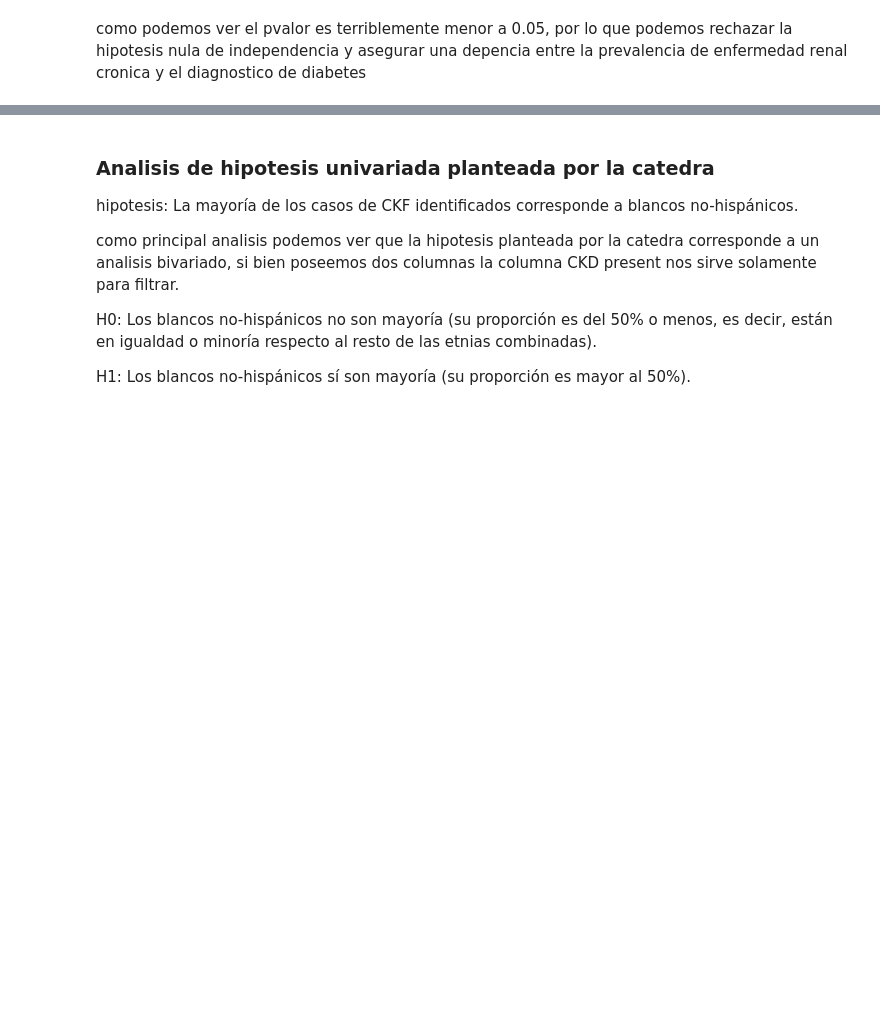
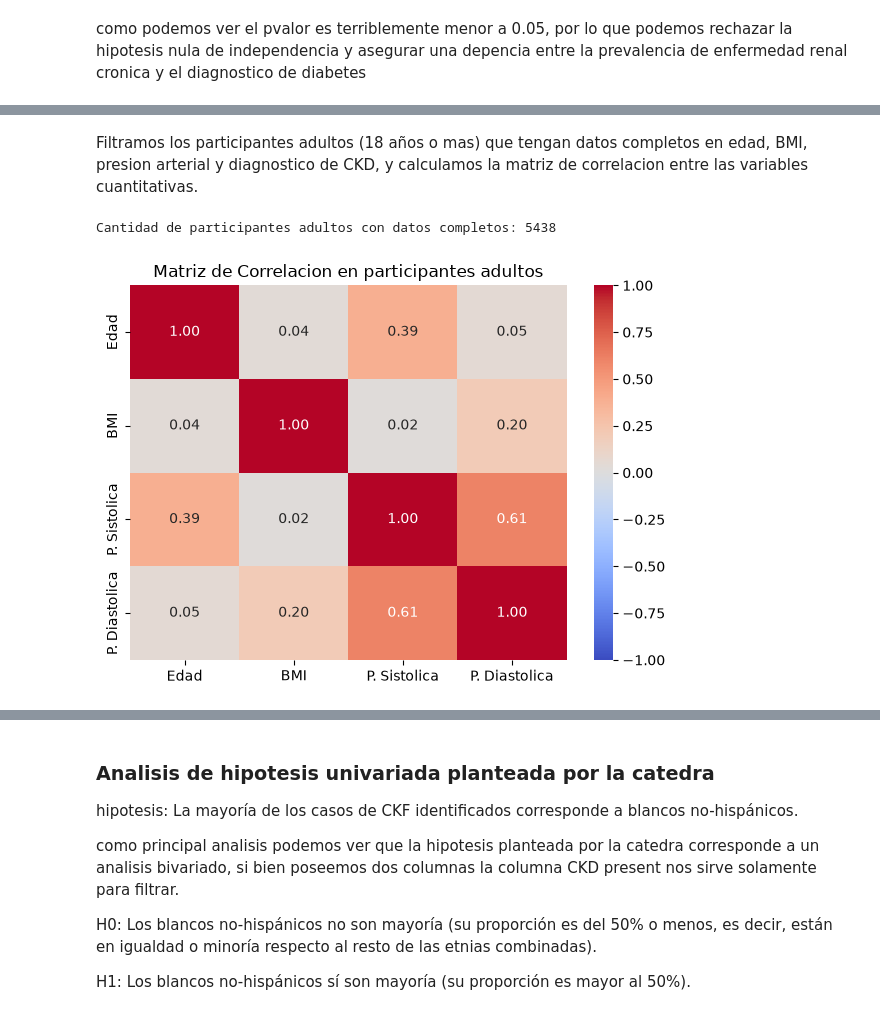
Before and after one commit to tomasgenco/TPE_C_DATOS, a Jupyter notebook: tpe_enfermedad_renal.ipynb, the cells around one changed output, grey strips where cells are left out. Cells and saved outputs as stored; diff of their text form; code cells hidden in the pictures; blank space fills up the shorter version.

```diff
--- a/tpe_enfermedad_renal.ipynb
+++ b/tpe_enfermedad_renal.ipynb
@@ -592,0 +603,30 @@ como podemos ver el pvalor es terriblemente menor a 0.05, por lo que podemos rec
+# %% [markdown]
+Filtramos los participantes adultos (18 años o mas) que tengan datos completos en edad, BMI, presion arterial y diagnostico de CKD, y calculamos la matriz de correlacion entre las variables cuantitativas.
+# %%
+from sklearn.preprocessing import StandardScaler
+from sklearn.decomposition import PCA
+from sklearn.cluster import KMeans
+from sklearn.metrics import silhouette_score
+
+# filtramos participantes adultos (age >= 18) sin nulos en las variables de interes
+vars_iniciales = ["age", "bmi", "bp_systolic", "bp_diastolic"]
+df_adultos = df_limpio[df_limpio["age"] >= 18].dropna(subset=vars_iniciales + ["ckd_present"]).copy()
+df_adultos["ckd_present"] = df_adultos["ckd_present"].astype(int)
+
+print("Cantidad de participantes adultos con datos completos:", len(df_adultos))
+
+# calculamos y graficamos la matriz de correlacion de las variables cuantitativas
+corr_adultos = df_adultos[vars_iniciales].astype(float).corr()
+
+plt.figure(figsize=(6, 4.5))
+sns.heatmap(
+    corr_adultos, annot=True, fmt=".2f", cmap="coolwarm", vmin=-1, vmax=1,
+    xticklabels=["Edad", "BMI", "P. Sistolica", "P. Diastolica"],
+    yticklabels=["Edad", "BMI", "P. Sistolica", "P. Diastolica"]
+)
+plt.title("Matriz de Correlacion en participantes adultos")
+plt.tight_layout()
+plt.show()
+# %% [output]
+Cantidad de participantes adultos con datos completos: 5438
+[figure, added]
```
Also changed, not shown: parts of 22 cells of this notebook.
